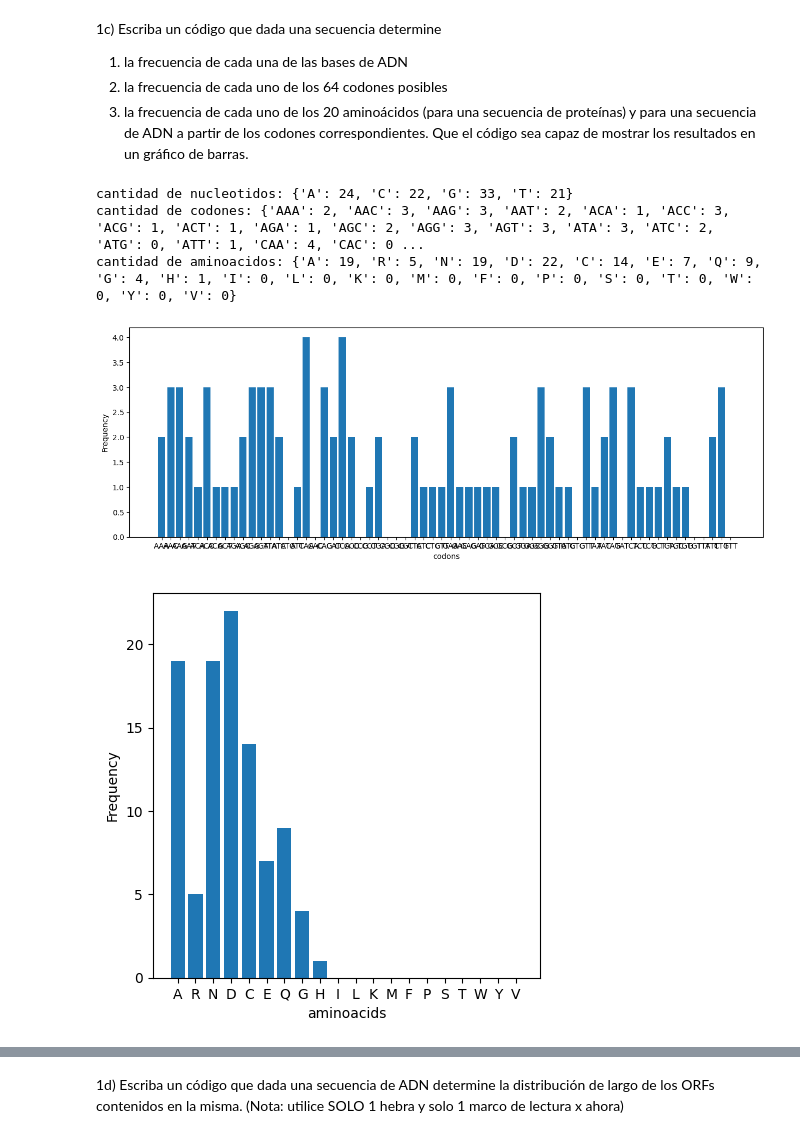
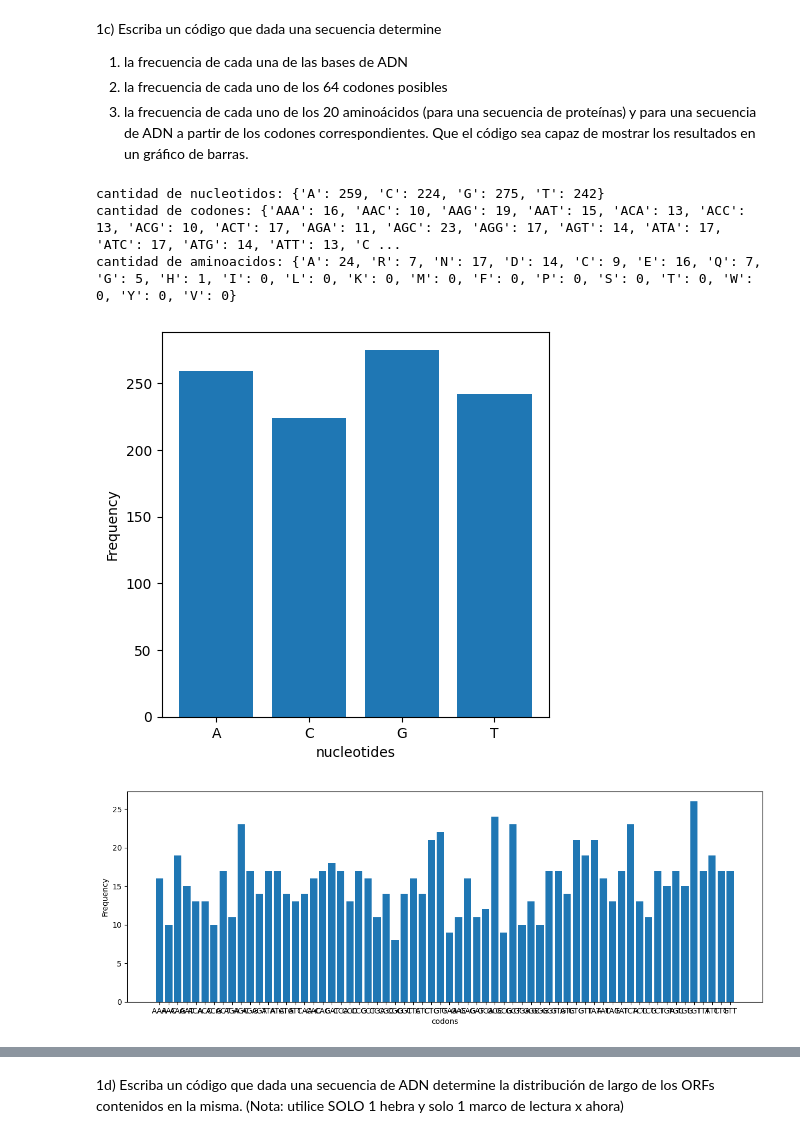
Before and after one commit to agusscarmu/Advanced_Bioinformatic, a Jupyter notebook: TP1.ipynb, the cells around one changed output, grey strips where cells are left out. Drawn from its saved outputs; the diff is of its cells as text; code cells hidden in the pictures.

```diff
--- a/TP1.ipynb
+++ b/TP1.ipynb
@@ -3,25 +3,18 @@
 usuario. Modifique el código ahora para poder controlar ademas el contenido /%) de GC.
 # %%
 import random
-def generate_seq(size, filter_nucleotides=None, prob=None):
+
+def generate_seq(size, ACGT=None):
     all_nucleotides = ['A', 'C', 'G', 'T']
 
-    if filter_nucleotides is not None:
+    if ACGT is None:
+        r = random.choices(all_nucleotides, k=size)
+    else:
+        r = random.choices(all_nucleotides, weights=ACGT, k=size)
 
-        nucleotides = [n for n in all_nucleotides if n not in filter_nucleotides]
-        num_filter = int(size * prob)
-        num_nucleotides = size - num_filter
+    final_seq_str = ''.join(r)
+    return final_seq_str
 
-        sec_filter = random.choices(filter_nucleotides, k=num_filter)
-        sec_nucleotides = random.choices(nucleotides, k=num_nucleotides)
-
-        final_sec = sec_filter + sec_nucleotides
-        random.shuffle(final_sec)
-    else:
-        final_sec = random.choices(all_nucleotides, k=size)
-    final_sec_str = ''.join(final_sec)
-    return final_sec_str
-
-random_seq = generate_seq(10000, ['G', 'C'], 0.5)
+random_seq = generate_seq(10000)
 print(random_seq)
 # %% [output]
@@ -104,38 +97,38 @@ def freq_aminoacids(prot):
         'K': 0,  # Lysine
         'M': 0,  # Methionine
         'F': 0,  # Phenylalanine
         'P': 0,  # Proline
         'S': 0,  # Serine
         'T': 0,  # Threonine
         'W': 0,  # Tryptophan
         'Y': 0,  # Tyrosine
         'V': 0   # Valine
     }
     for amino_acid in prot: amino_acid_freq[amino_acid] += 1
     return amino_acid_freq
 
 def plot_histogram(data, data_type, xsize=5, ysize=5):
     plt.figure(figsize=(xsize,ysize))
     plt.bar(data.keys(), data.values())
     plt.xlabel(data_type)
     plt.ylabel("Frequency")
     plt.show()
 
 
-f_bases=freq_bases(generate_seq(100))
-f_codons=freq_codons(generate_seq(100))
+f_bases=freq_bases(generate_seq(1000))
+f_codons=freq_codons(generate_seq(1000))
 f_aminoacids=freq_aminoacids(generate_seq_protein(100, probabilities))
 
 print(f"cantidad de nucleotidos: {f_bases}")
 print(f"cantidad de codones: {f_codons}")
 print(f"cantidad de aminoacidos: {f_aminoacids}")
 
-# plot_histogram(f_bases,"nucleotides")
+plot_histogram(f_bases,"nucleotides")
 plot_histogram(f_codons,"codons", xsize=15)
 plot_histogram(f_aminoacids,"aminoacids")
 # %% [output]
-cantidad de nucleotidos: {'A': 24, 'C': 22, 'G': 33, 'T': 21}
-cantidad de codones: {'AAA': 2, 'AAC': 3, 'AAG': 3, 'AAT': 2, 'ACA': 1, 'ACC': 3, 'ACG': 1, 'ACT': 1, 'AGA': 1, 'AGC': 2, 'AGG': 3, 'AGT': 3, 'ATA': 3, 'ATC': 2, 'ATG': 0, 'ATT': 1, 'CAA': 4, 'CAC': 0 ...
-cantidad de aminoacidos: {'A': 19, 'R': 5, 'N': 19, 'D': 22, 'C': 14, 'E': 7, 'Q': 9, 'G': 4, 'H': 1, 'I': 0, 'L': 0, 'K': 0, 'M': 0, 'F': 0, 'P': 0, 'S': 0, 'T': 0, 'W': 0, 'Y': 0, 'V': 0}
+cantidad de nucleotidos: {'A': 259, 'C': 224, 'G': 275, 'T': 242}
+cantidad de codones: {'AAA': 16, 'AAC': 10, 'AAG': 19, 'AAT': 15, 'ACA': 13, 'ACC': 13, 'ACG': 10, 'ACT': 17, 'AGA': 11, 'AGC': 23, 'AGG': 17, 'AGT': 14, 'ATA': 17, 'ATC': 17, 'ATG': 14, 'ATT': 13, 'C ...
+cantidad de aminoacidos: {'A': 24, 'R': 7, 'N': 17, 'D': 14, 'C': 9, 'E': 16, 'Q': 7, 'G': 5, 'H': 1, 'I': 0, 'L': 0, 'K': 0, 'M': 0, 'F': 0, 'P': 0, 'S': 0, 'T': 0, 'W': 0, 'Y': 0, 'V': 0}
-[figure, old version]
+[figure, new version]
-[figure, old version]
+[figure, new version]
```
Also changed, not shown: parts of 25 cells of this notebook.
